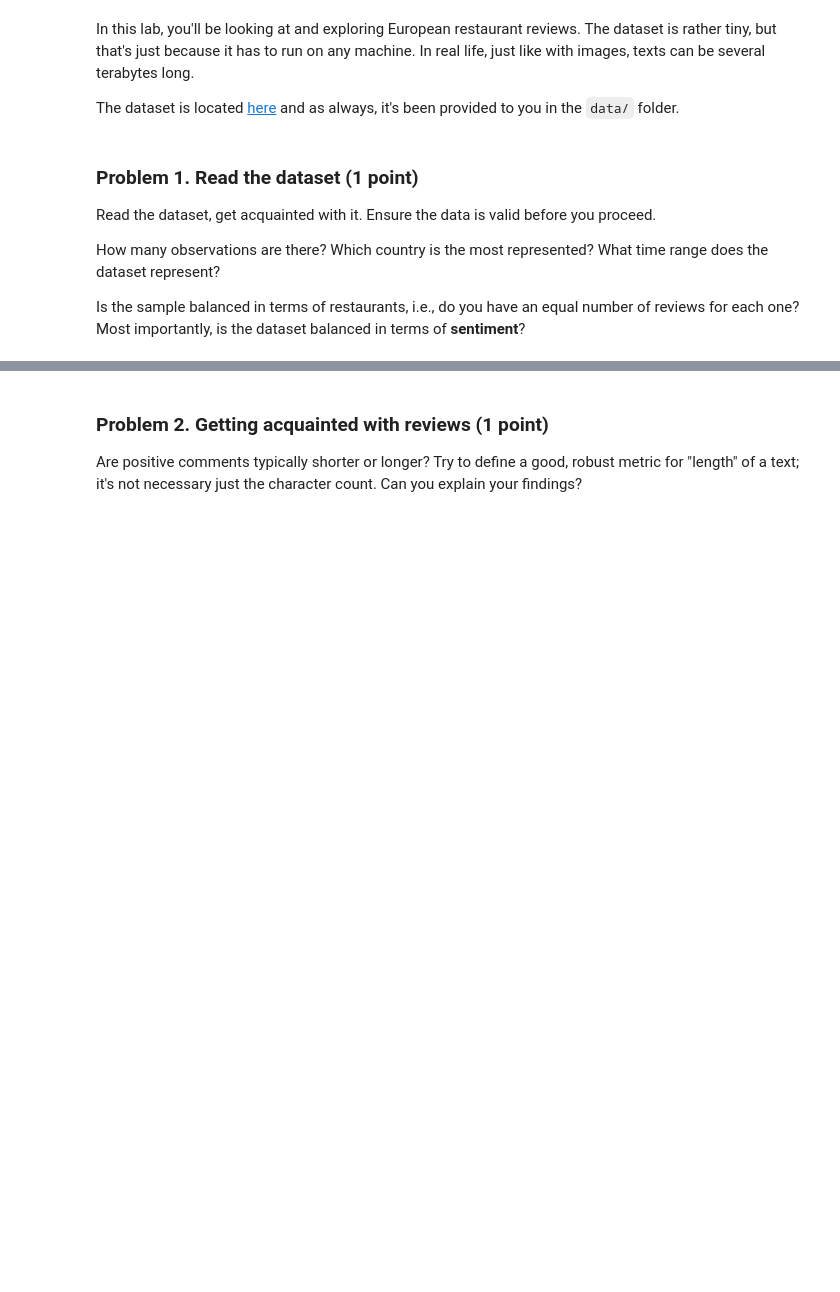
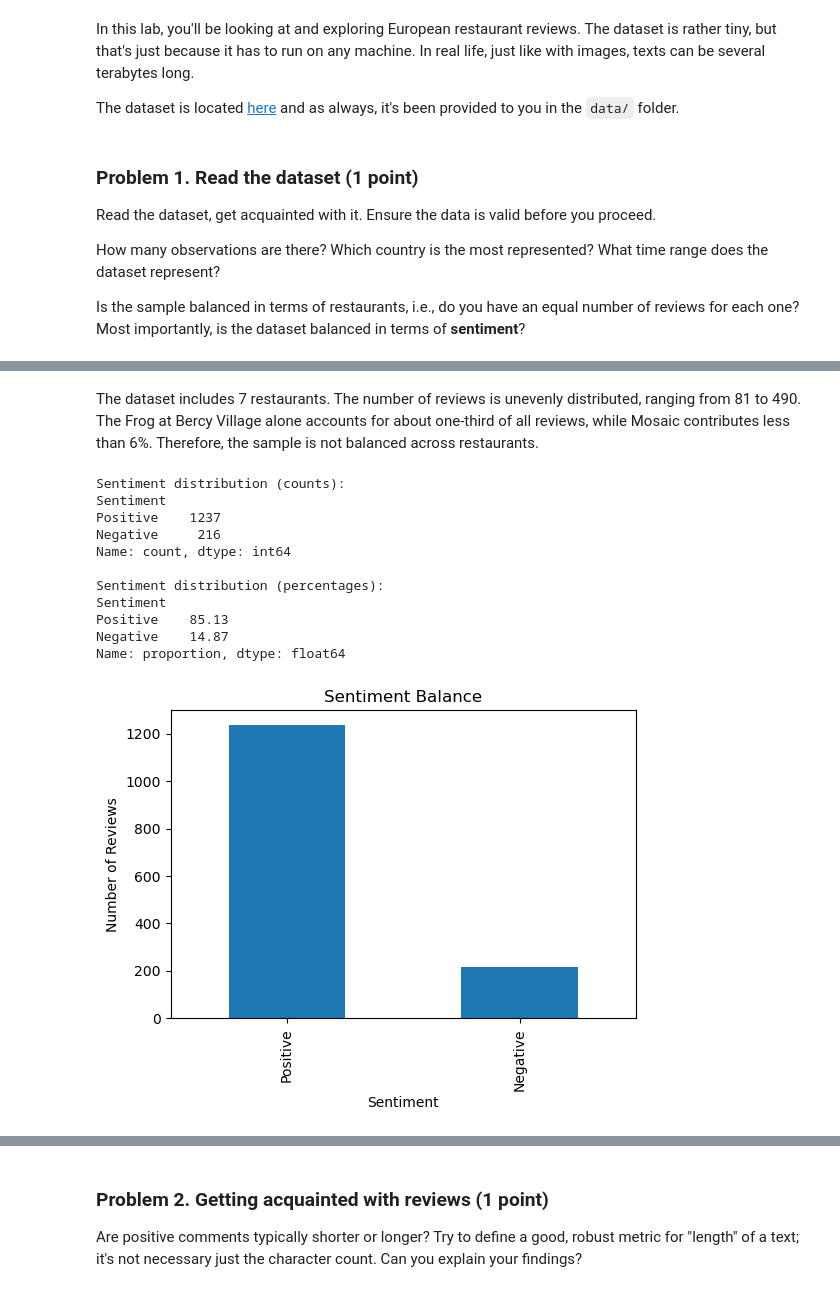
Before and after one commit to i11g/Working-with-Text, a Jupyter notebook: Working with Text Lab.ipynb, the cells around one changed output, grey strips where cells are left out. Drawn from its saved outputs; the diff is of its cells as text; code cells hidden in the pictures; blank space fills up the shorter version.

```diff
--- a/Working with Text Lab.ipynb
+++ b/Working with Text Lab.ipynb
@@ -21,0 +91,30 @@ Is the sample balanced in terms of restaurants, i.e., do you have an equal numbe
+# %%
+# 0) Work on a string view (preserves NA as <NA>, not "NaT")
+s = review_df["Review Date"].astype("string")
+
+# 1) Normalize and remove the bullet + weird spaces
+s = (s.str.normalize("NFKC")
+       .str.replace("\u00A0", " ", regex=False)   # NBSP
+       .str.replace("\u202F", " ", regex=False)   # narrow NBSP
+       .str.replace("â€¢", "", regex=False)       # mis-encoded bullet
+       .str.replace("•", "", regex=False)         # bullet
+       .str.strip())
+
+# 2) Normalize 'Sept' -> 'Sep' (pandas recognizes 'Sep')
+s = s.str.replace(r"^Sept\b", "Sep", regex=True)
+
+# 3) Parse primary format: 'Mon YYYY'
+parsed = pd.to_datetime(s, format="%b %Y", errors="coerce")
+
+# 4) Fallback for 'Mon-YY' like 'Sep-10'
+mask = parsed.isna()
+if mask.any():
+    parsed.loc[mask] = pd.to_datetime(s[mask], format="%b-%y", errors="coerce")
+
+# 5) Assign back
+review_df["Review Date"] = parsed
+
+# Quick checks
+print(review_df["Review Date"].head(10))
+print("Invalid dates:", review_df["Review Date"].isna().sum())
+print("Range:", review_df["Review Date"].min(), "→", review_df["Review Date"].max())
@@ -21,0 +172,29 @@ Is the sample balanced in terms of restaurants, i.e., do you have an equal numbe
+# %% [markdown]
+The dataset includes 7 restaurants. The number of reviews is unevenly distributed, ranging from 81 to 490. The Frog at Bercy Village alone accounts for about one-third of all reviews, while Mosaic contributes less than 6%. Therefore, the sample is not balanced across restaurants.
+# %%
+sent_counts = review_df["Sentiment"].value_counts(normalize=False)
+sent_pct = review_df["Sentiment"].value_counts(normalize=True) * 100
+
+print("\nSentiment distribution (counts):")
+print(sent_counts)
+print("\nSentiment distribution (percentages):")
+print(sent_pct.round(2))
+
+# Visualization
+sent_counts.plot(kind="bar", figsize=(6,4))
+plt.title("Sentiment Balance")
+plt.ylabel("Number of Reviews")
+plt.show()
+# %% [output]
+Sentiment distribution (counts):
+Sentiment
+Positive    1237
+Negative     216
+Name: count, dtype: int64
+
+Sentiment distribution (percentages):
+Sentiment
+Positive    85.13
+Negative    14.87
+Name: proportion, dtype: float64
+[figure, added]
```
Also changed, not shown: parts of 29 cells of this notebook, 1 other file.
